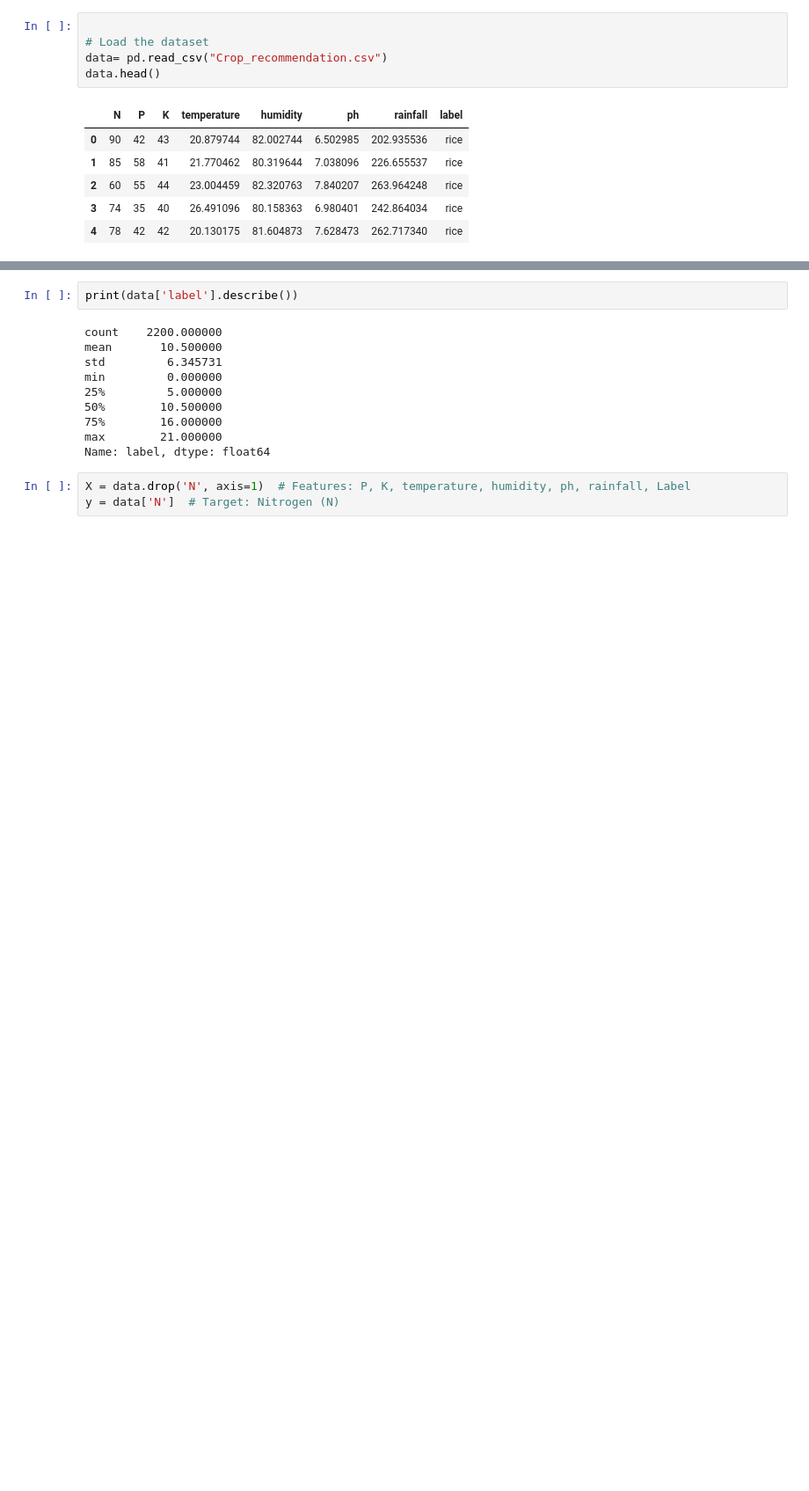
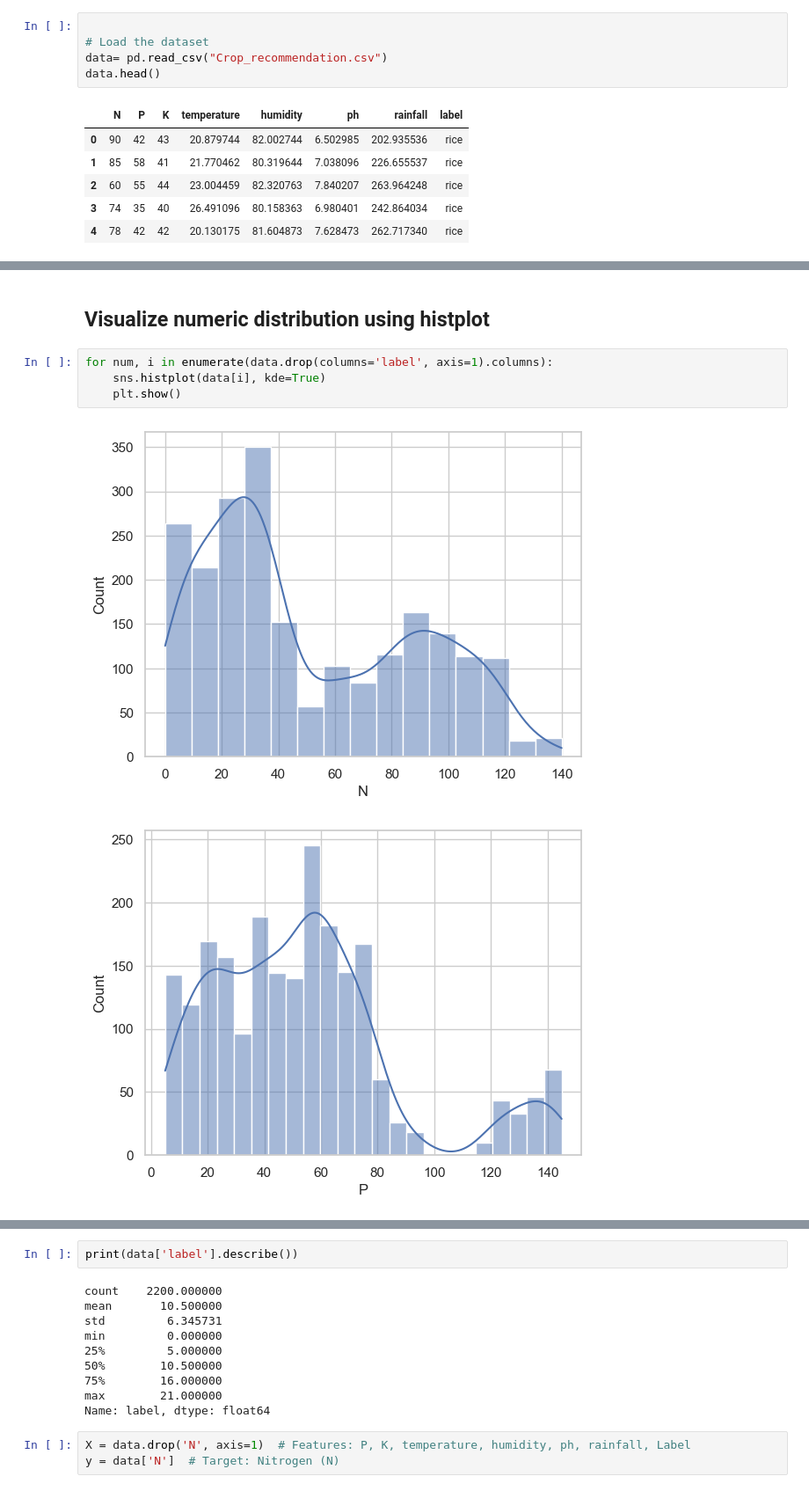
Before and after one commit to mangaorphy/linear_regression_model, a Jupyter notebook: summative/linear_regression/multivariate.ipynb, the cells around one changed output, grey strips where cells are left out. Shown: that part at 88% size. Saved outputs shown, nothing was run; the diff lists cells and outputs as text; blank space fills up the shorter version.

```diff
--- a/summative/linear_regression/multivariate.ipynb
+++ b/summative/linear_regression/multivariate.ipynb
@@ -33,0 +67,9 @@ data.head()
+# %% [markdown]
+## Visualize numeric distribution using histplot
+# %%
+for num, i in enumerate(data.drop(columns='label', axis=1).columns):
+    sns.histplot(data[i], kde=True)
+    plt.show()
+# %% [output]
+[figure, added]
+[figure, added]
```
Also changed, not shown: parts of 23 cells of this notebook, 2 other files.
